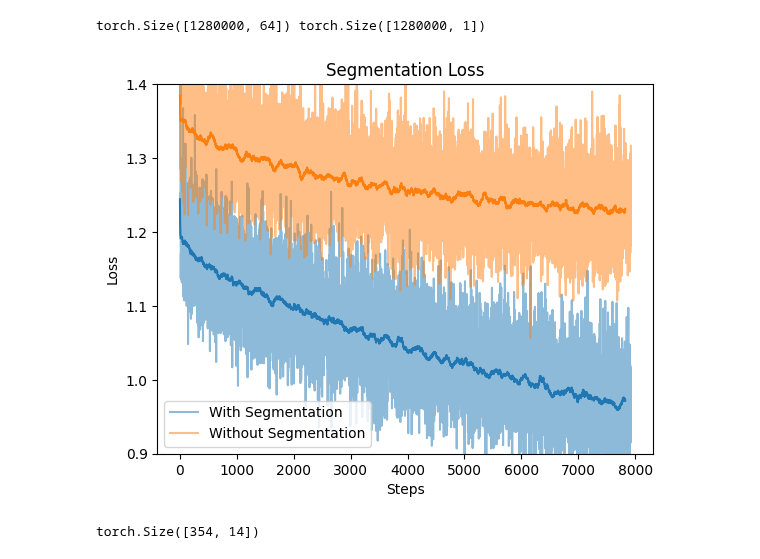
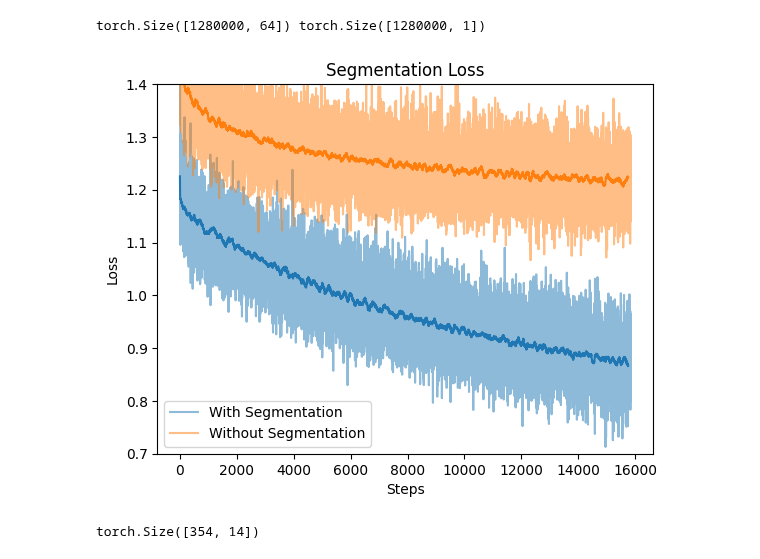
Before and after one commit to Lord225/explain-rl, a Jupyter notebook: explain/explainer_test1 copy.ipynb, the cells around one changed output. Saved outputs shown, nothing was run; the diff lists cells and outputs as text; code cells hidden in the pictures.

```diff
--- a/explain/explainer_test1 copy.ipynb
+++ b/explain/explainer_test1 copy.ipynb
@@ -449,7 +458,7 @@ train_loader = th.utils.data.DataLoader(dataset_features, batch_size=512, shuffl
 optimizer = th.optim.Adam(data_extractor.parameters(), lr=1e-2)
 scheduler = th.optim.lr_scheduler.MultiStepLR(optimizer, milestones=[10, 15, 20], gamma=0.1)
 
-epoches = tqdm.tqdm(range(25))
+epoches = tqdm.tqdm(range(50))
 losses = []
 for epoch in epoches:
     for features, target in train_loader:
@@ -525,7 +534,9 @@ if not os.path.exists(filename):
 # try training on rgb
 seg_observations
 
-seg_observations_downsampled = np.array([cv2.resize(img, (16, 16), interpolation=cv2.INTER_NEAREST) for img in seg_observations]).reshape(-1, 3)
+# seg_observations_downsampled = np.array([cv2.resize(img, (16, 16), interpolation=cv2.INTER_NEAREST) for img in seg_observations]).reshape(-1, 3)
+POOLER = th.nn.MaxPool2d(kernel_size=4, stride=4) # resize to 16x16 from 64x64
+seg_observations_downsampled = np.array([POOLER(th.tensor(img).permute(2, 0, 1).unsqueeze(0).float()).squeeze().permute(1, 2, 0) for img in seg_observations]).reshape(-1, 3)
 
 X = th.tensor(features_list, dtype=th.float32)
 y = th.tensor(seg_observations_downsampled[:16*16*DATASET_SIZE], dtype=th.float32)
@@ -750,7 +760,7 @@ train_loader = th.utils.data.DataLoader(dataset_features, batch_size=512, shuffl
 optimizer = th.optim.Adam(data_extractor.parameters(), lr=1e-2)
 scheduler = th.optim.lr_scheduler.MultiStepLR(optimizer, milestones=[10, 15, 20], gamma=0.1)
 
-epoches = tqdm.tqdm(range(25))
+epoches = tqdm.tqdm(range(50))
 losses_seg_trained = []
 for epoch in epoches:
     for features, target in train_loader:
@@ -770,18 +780,18 @@ torch.Size([1280000, 64]) torch.Size([1280000, 1])
 # %%
 plt.plot(losses_seg_trained, alpha=0.5, color="tab:blue", label="With Segmentation")
 plt.plot(np.convolve(losses_seg_trained, np.ones(100)/100, mode='valid'), color="tab:blue")
 
 plt.plot(losses, alpha=0.5,color="tab:orange", label="Without Segmentation")
 plt.plot(np.convolve(losses, np.ones(100)/100, mode='valid'), color="tab:orange")
 
 plt.title("Segmentation Loss")
 plt.xlabel("Steps")
 plt.ylabel("Loss")
 plt.legend()
-plt.ylim(0.9, 1.4)
+plt.ylim(0.7, 1.4)
 plt.show()
 # %% [output]
-[figure, old version]
+[figure, new version]
 # %%
 
 output_seg_tuned = data_extractor(X.reshape(-1, 16, 16, 64)[:300])
```
Also changed, not shown: parts of 12 cells of this notebook, 9 other files.
